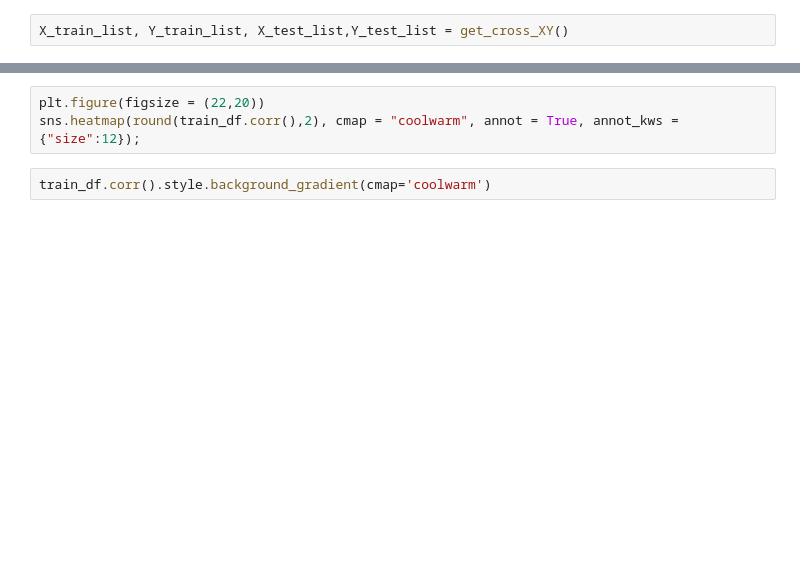
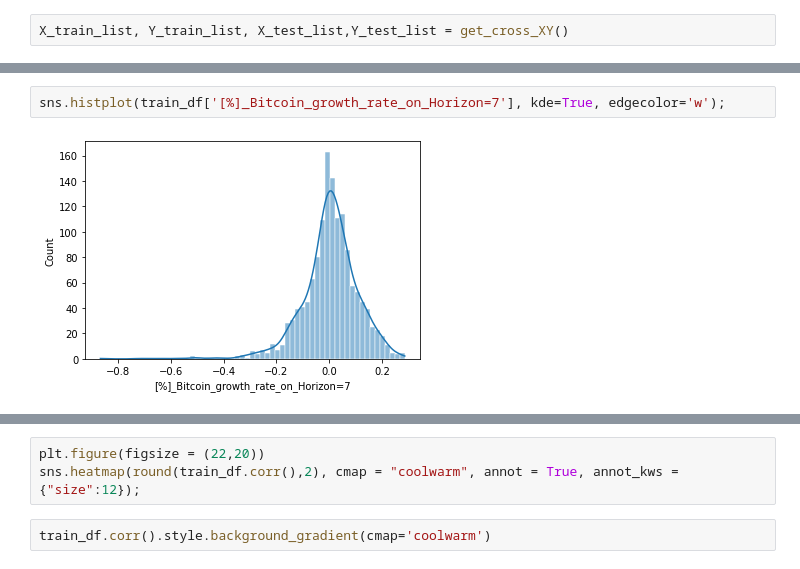
Before and after one commit to AlexandreLaizet/bitcoin_deep_learning, a Jupyter notebook: notebooks/CH - linear model improvement.ipynb, the cells around one changed output, grey strips where cells are left out. Saved outputs shown, nothing was run; the diff lists cells and outputs as text; blank space fills up the shorter version.

```diff
--- a/notebooks/CH - linear model improvement.ipynb
+++ b/notebooks/CH - linear model improvement.ipynb
@@ -27,0 +49,4 @@ model = LinearRegressionBaselineModel()
+# %%
+sns.histplot(train_df['[%]_Bitcoin_growth_rate_on_Horizon=7'], kde=True, edgecolor='w');
+# %% [output]
+[figure, added]
```
Also changed, not shown: parts of 38 cells of this notebook, 4 other files.
